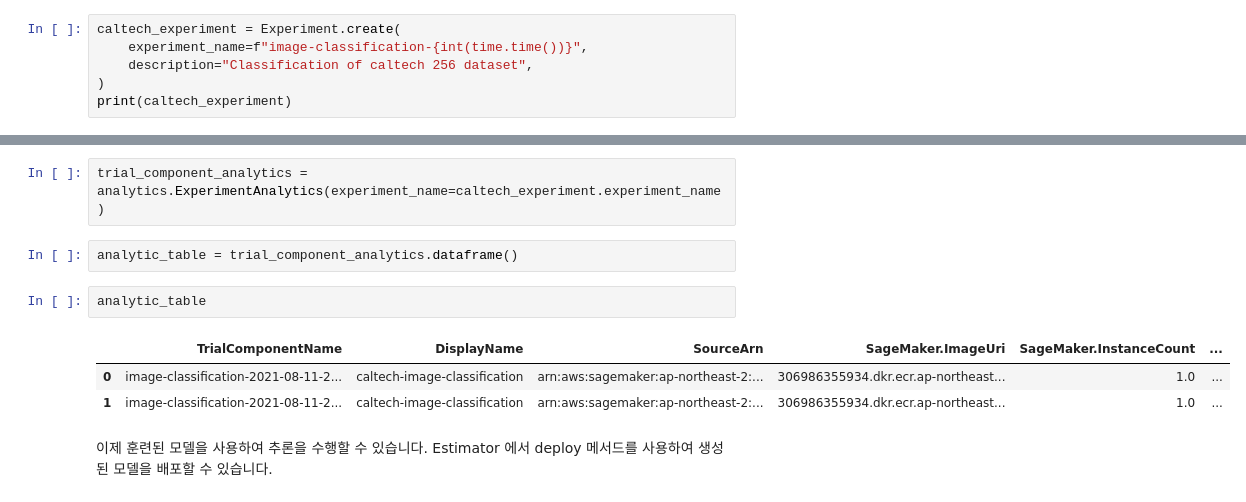
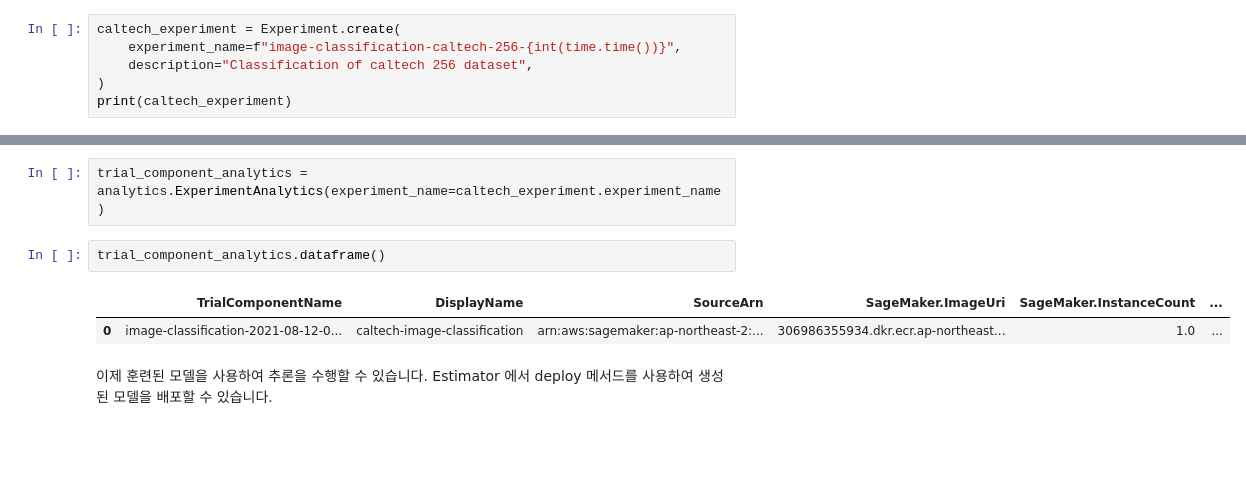
Before and after one commit to lunarian60/image-classification, a Jupyter notebook: image-classification-incremental-training-with-experiment.ipynb, the cells around one changed output, grey strips where cells are left out. Cells and saved outputs as stored; diff of their text form; blank space fills up the shorter version.

```diff
--- a/image-classification-incremental-training-with-experiment.ipynb
+++ b/image-classification-incremental-training-with-experiment.ipynb
@@ -200,7 +201,7 @@ set_matplotlib_formats("retina")
 ### initial training experiment
 # %%
 caltech_experiment = Experiment.create(
-    experiment_name=f"image-classification-{int(time.time())}",
+    experiment_name=f"image-classification-caltech-256-{int(time.time())}",
     description="Classification of caltech 256 dataset",
 )
 print(caltech_experiment)
@@ -243,14 +244,11 @@ Wall time: 6min 43s
 Experiment 분석을 위한 Analytics 를 만듭니다.
 # %%
 trial_component_analytics = analytics.ExperimentAnalytics(experiment_name=caltech_experiment.experiment_name)
-# %%
-analytic_table = trial_component_analytics.dataframe()
-# %%
-analytic_table
-# %% [output]
-|  | TrialComponentName | DisplayName | SourceArn | SageMaker.ImageUri | SageMaker.InstanceCount | ... |
-| 0 | image-classification-2021-08-11-2... | caltech-image-classification | arn:aws:sagemaker:ap-northeast-2:... | 306986355934.dkr.ecr.ap-northeast... | 1.0 | ... |
-| 1 | image-classification-2021-08-11-2... | caltech-image-classification | arn:aws:sagemaker:ap-northeast-2:... | 306986355934.dkr.ecr.ap-northeast... | 1.0 | ... |
+# %%
+trial_component_analytics.dataframe()
+# %% [output]
+|  | TrialComponentName | DisplayName | SourceArn | SageMaker.ImageUri | SageMaker.InstanceCount | ... |
+| 0 | image-classification-2021-08-12-0... | caltech-image-classification | arn:aws:sagemaker:ap-northeast-2:... | 306986355934.dkr.ecr.ap-northeast... | 1.0 | ... |
 # %% [markdown]
 이제 훈련된 모델을 사용하여 추론을 수행할 수 있습니다. Estimator 에서 deploy 메서드를 사용하여 생성된 모델을 배포할 수 있습니다.
 # %%
```
Also changed, not shown: parts of 17 cells of this notebook, 1 other file.
